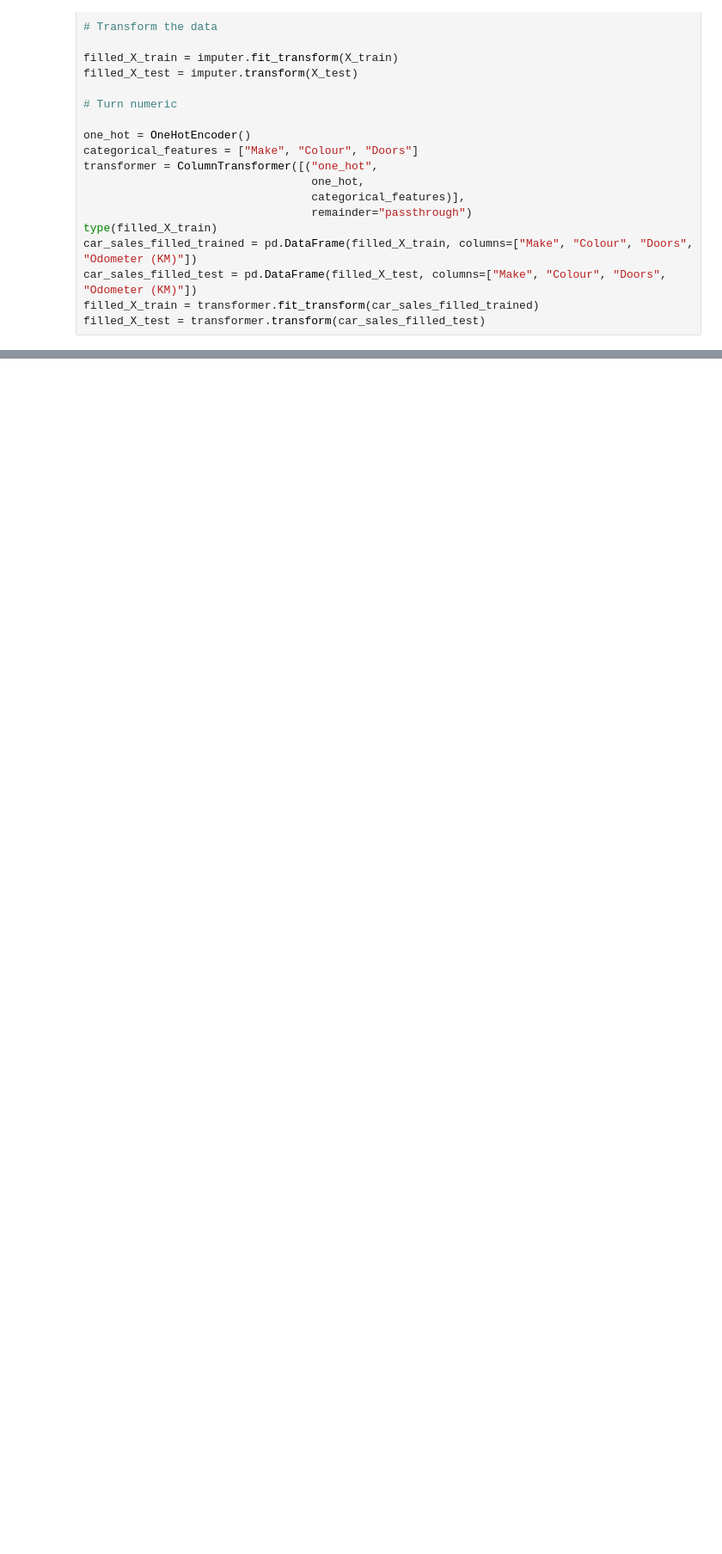
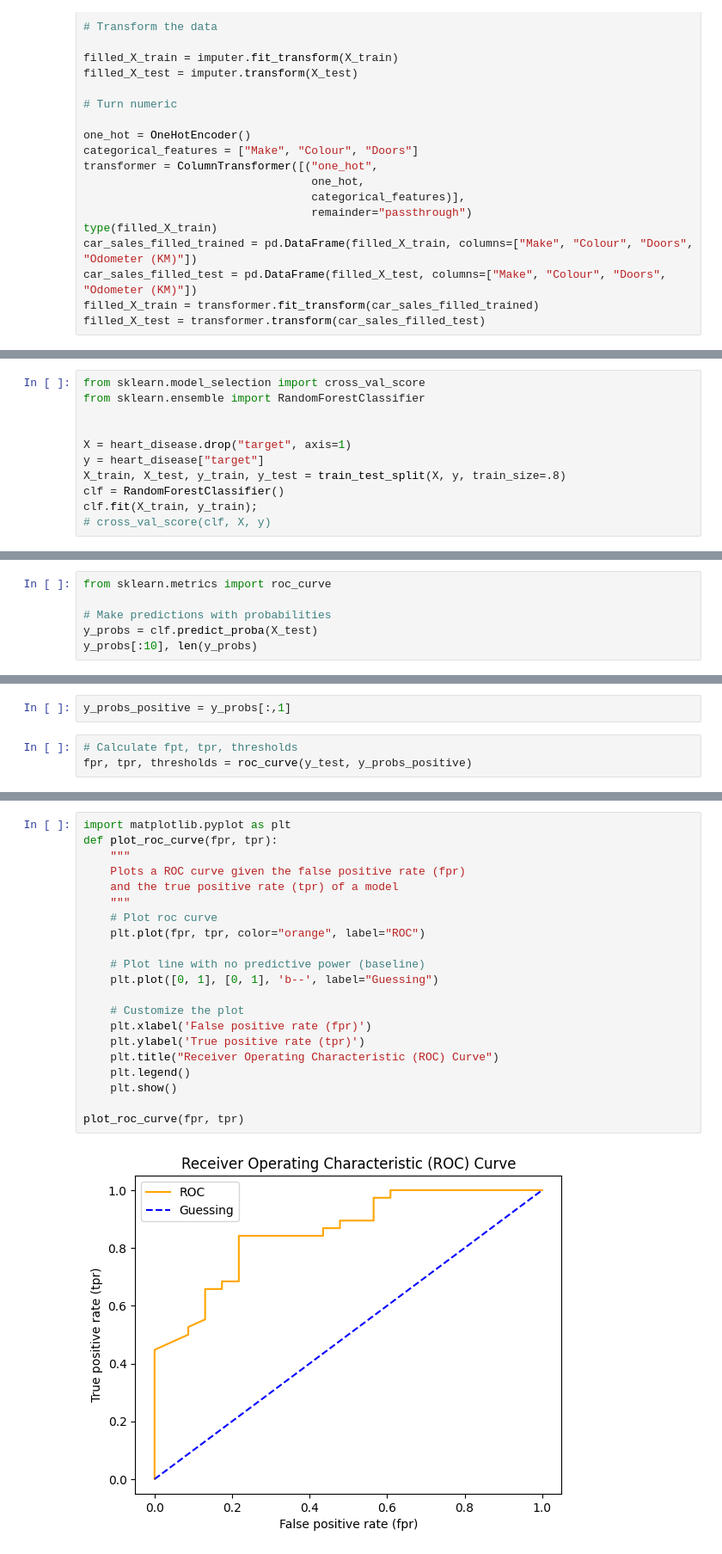
Before and after one commit to kis619/first_jupyter, a Jupyter notebook: Learning_scikit_zrm.ipynb, the cells around one changed output, grey strips where cells are left out. Shown: that part at 86% size. Drawn from its saved outputs; the diff is of its cells as text; blank space fills up the shorter version.

```diff
--- a/Learning_scikit_zrm.ipynb
+++ b/Learning_scikit_zrm.ipynb
@@ -448,0 +726,11 @@ model.score(filled_X_test, y_test)
+# %%
+from sklearn.model_selection import cross_val_score
+from sklearn.ensemble import RandomForestClassifier
+
+
+X = heart_disease.drop("target", axis=1)
+y = heart_disease["target"]
+X_train, X_test, y_train, y_test = train_test_split(X, y, train_size=.8)
+clf = RandomForestClassifier()
+clf.fit(X_train, y_train);
+# cross_val_score(clf, X, y)
@@ -448,0 +755,6 @@ model.score(filled_X_test, y_test)
+# %%
+from sklearn.metrics import roc_curve
+
+# Make predictions with probabilities
+y_probs = clf.predict_proba(X_test)
+y_probs[:10], len(y_probs)
@@ -448,0 +773,5 @@ model.score(filled_X_test, y_test)
+# %%
+y_probs_positive = y_probs[:,1]
+# %%
+# Calculate fpt, tpr, thresholds
+fpr, tpr, thresholds = roc_curve(y_test, y_probs_positive)
@@ -448,0 +790,23 @@ model.score(filled_X_test, y_test)
+# %%
+import matplotlib.pyplot as plt
+def plot_roc_curve(fpr, tpr):
+    """
+    Plots a ROC curve given the false positive rate (fpr)
+    and the true positive rate (tpr) of a model
+    """
+    # Plot roc curve
+    plt.plot(fpr, tpr, color="orange", label="ROC")
+
+    # Plot line with no predictive power (baseline)
+    plt.plot([0, 1], [0, 1], 'b--', label="Guessing")
+
+    # Customize the plot
+    plt.xlabel('False positive rate (fpr)')
+    plt.ylabel('True positive rate (tpr)')
+    plt.title("Receiver Operating Characteristic (ROC) Curve")
+    plt.legend()
+    plt.show()
+
+plot_roc_curve(fpr, tpr)
+# %% [output]
+[figure, added]
```
Also changed, not shown: parts of 107 cells of this notebook, 1 other file.
